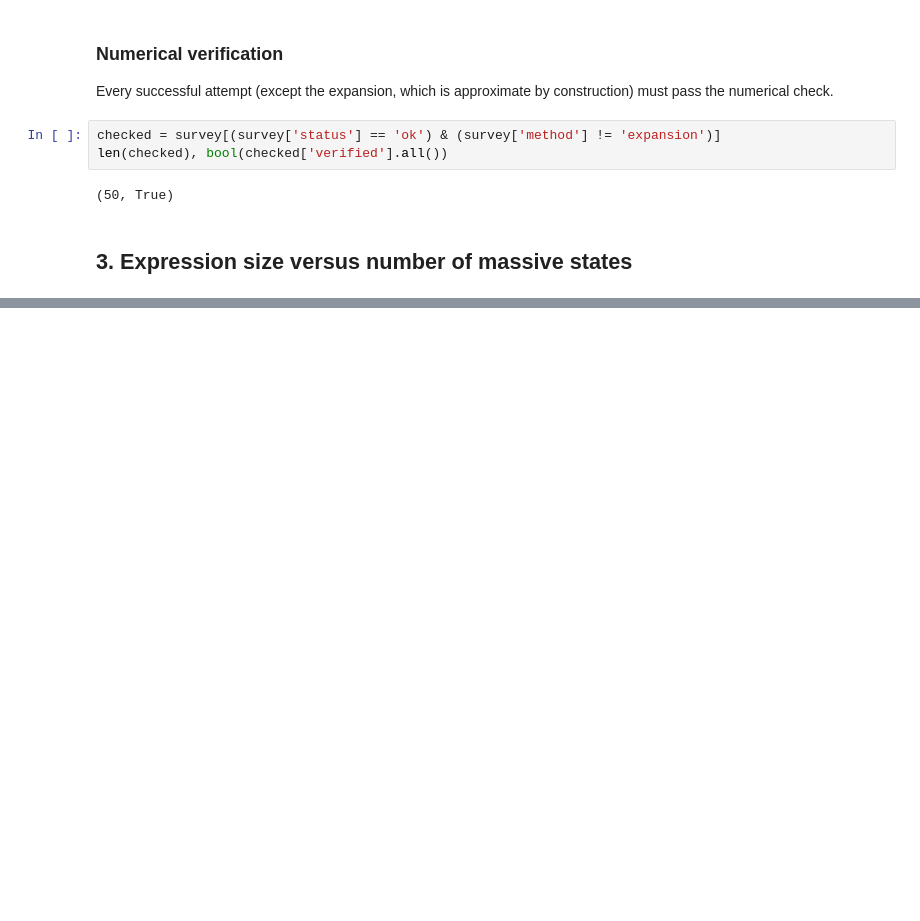
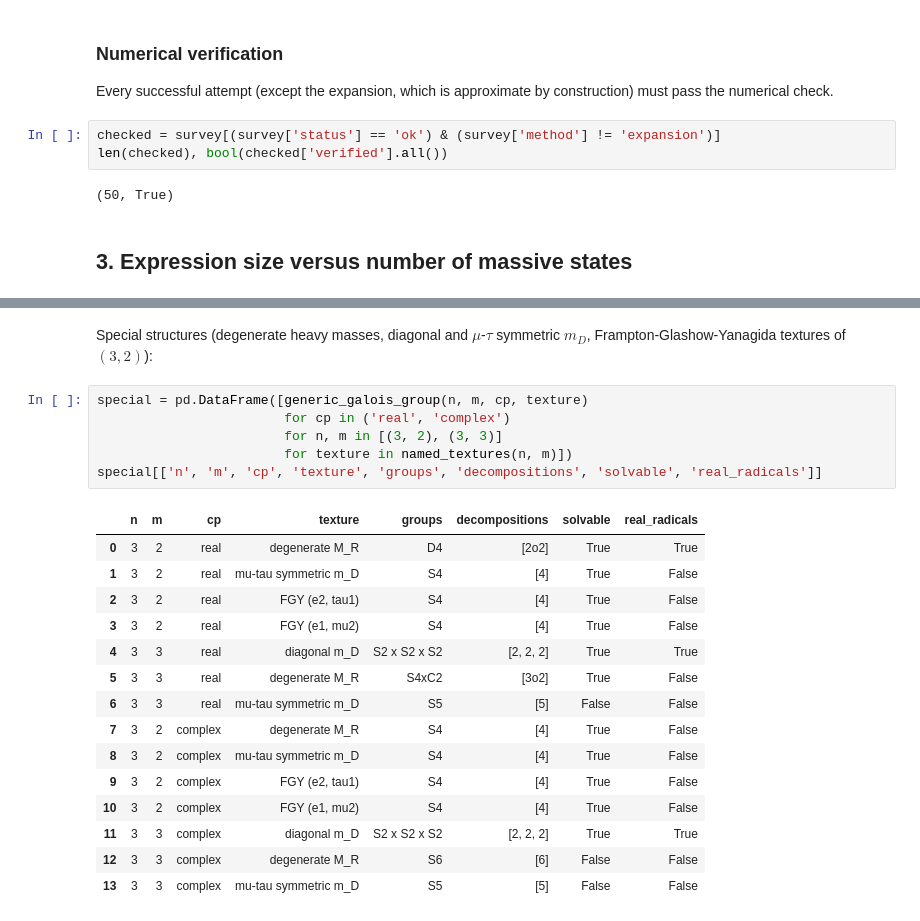
Before and after one commit to moiseszeleny/pyseesaw, a Jupyter notebook: notebooks/seesaw_feasibility_summary.ipynb, the cells around one changed output, grey strips where cells are left out. Cells and saved outputs as stored; diff of their text form; blank space fills up the shorter version.

```diff
--- a/notebooks/seesaw_feasibility_summary.ipynb
+++ b/notebooks/seesaw_feasibility_summary.ipynb
@@ -248,0 +283,24 @@ The dashed line marks $k=4$: to its right the `direct` method has no points, bec
+# %% [markdown]
+Special structures (degenerate heavy masses, diagonal and $\mu$-$\tau$ symmetric $m_D$, Frampton-Glashow-Yanagida textures of $(3,2)$):
+# %%
+special = pd.DataFrame([generic_galois_group(n, m, cp, texture)
+                        for cp in ('real', 'complex')
+                        for n, m in [(3, 2), (3, 3)]
+                        for texture in named_textures(n, m)])
+special[['n', 'm', 'cp', 'texture', 'groups', 'decompositions', 'solvable', 'real_radicals']]
+# %% [output]
+|  | n | m | cp | texture | groups | decompositions | solvable | real_radicals |
+| 0 | 3 | 2 | real | degenerate M_R | D4 | [2o2] | True | True |
+| 1 | 3 | 2 | real | mu-tau symmetric m_D | S4 | [4] | True | False |
+| 2 | 3 | 2 | real | FGY (e2, tau1) | S4 | [4] | True | False |
+| 3 | 3 | 2 | real | FGY (e1, mu2) | S4 | [4] | True | False |
+| 4 | 3 | 3 | real | diagonal m_D | S2 x S2 x S2 | [2, 2, 2] | True | True |
+| 5 | 3 | 3 | real | degenerate M_R | S4xC2 | [3o2] | True | False |
+| 6 | 3 | 3 | real | mu-tau symmetric m_D | S5 | [5] | False | False |
+| 7 | 3 | 2 | complex | degenerate M_R | S4 | [4] | True | False |
+| 8 | 3 | 2 | complex | mu-tau symmetric m_D | S4 | [4] | True | False |
+| 9 | 3 | 2 | complex | FGY (e2, tau1) | S4 | [4] | True | False |
+| 10 | 3 | 2 | complex | FGY (e1, mu2) | S4 | [4] | True | False |
+| 11 | 3 | 3 | complex | diagonal m_D | S2 x S2 x S2 | [2, 2, 2] | True | True |
+| 12 | 3 | 3 | complex | degenerate M_R | S6 | [6] | False | False |
+| 13 | 3 | 3 | complex | mu-tau symmetric m_D | S5 | [5] | False | False |
```
Also changed, not shown: parts of 8 cells of this notebook, 15 other files.
